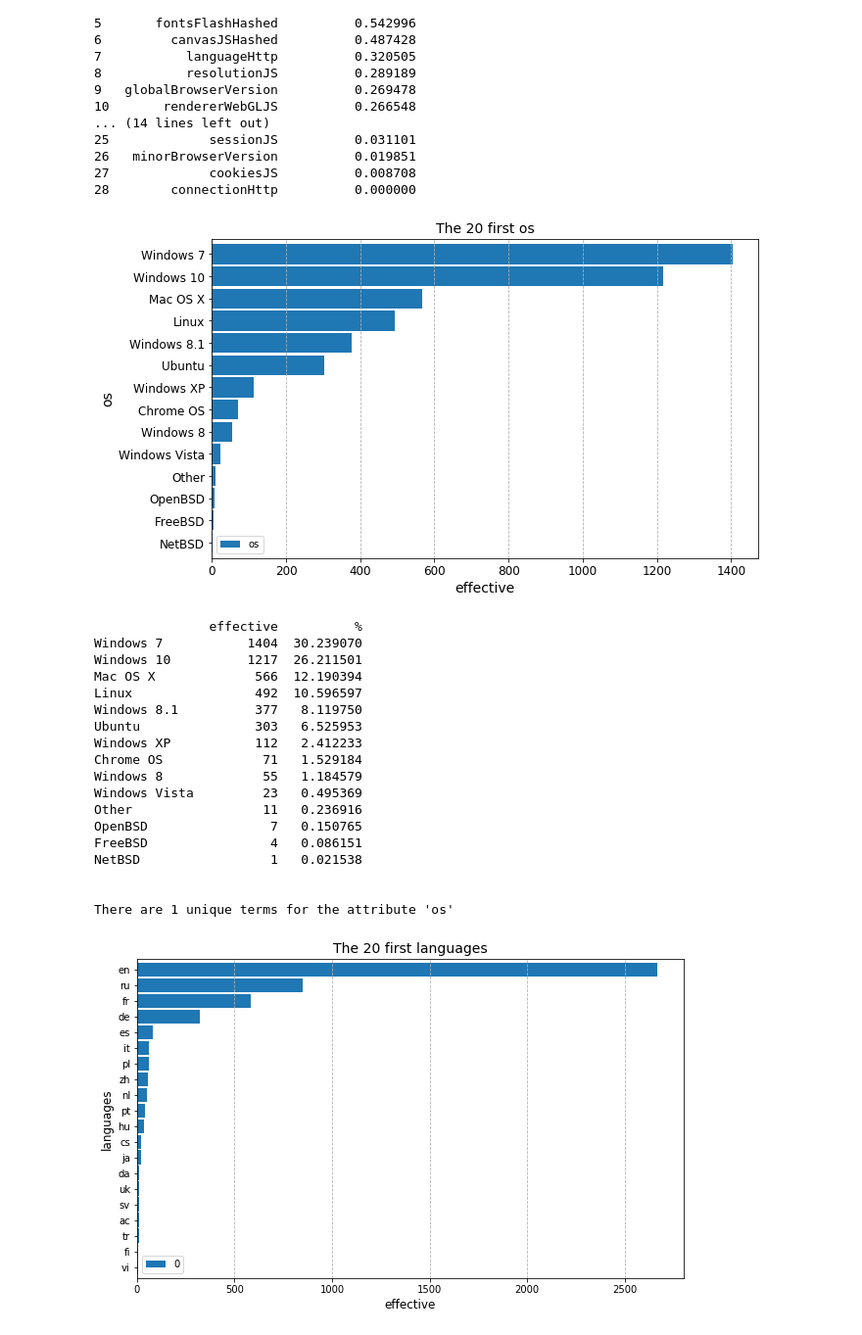
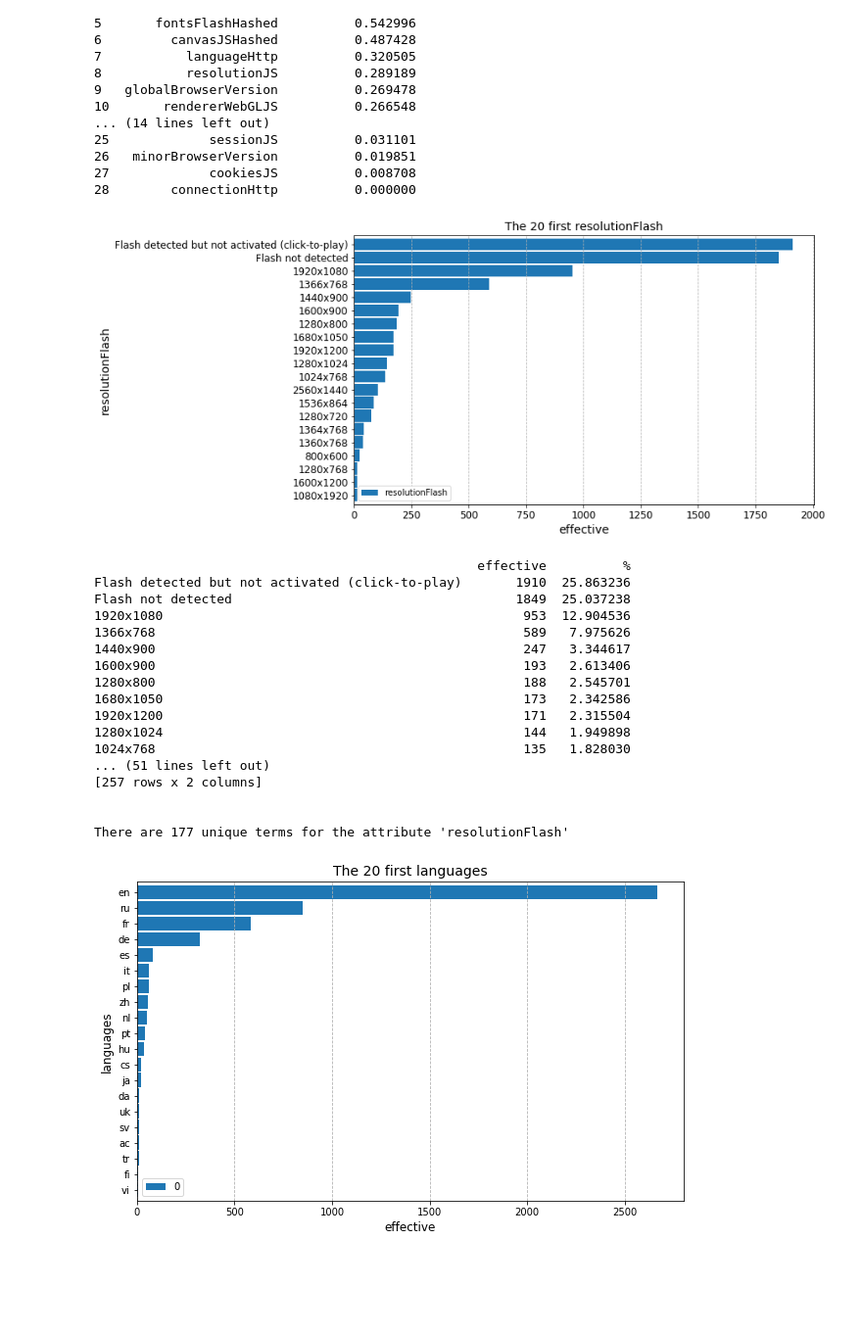
Before and after one commit to mGosset/BrowserFingerprint, a Jupyter notebook: notebooks/exploratory/analyse_empreintes.ipynb, the cells around one changed output. Shown at 98% size. Drawn from its saved outputs; the diff is of its cells as text; code cells hidden in the pictures; blank space fills up the shorter version.

```diff
--- a/notebooks/exploratory/analyse_empreintes.ipynb
+++ b/notebooks/exploratory/analyse_empreintes.ipynb
@@ -185,27 +185,26 @@ def terms_analysis(df, attribute):
 #     print()
     print("There are {:d} unique terms for the attribute '{}'".format(len(nb[nb.values == 1]), attribute))
 # %%
-terms_analysis(df_consistent, 'os')
+terms_analysis(df_consistent, 'resolutionFlash')
 # %% [output]
-[figure, old version]
+[figure, new version]
-               effective          %
-Windows 7           1404  30.239070
-Windows 10          1217  26.211501
-Mac OS X             566  12.190394
-Linux                492  10.596597
-Windows 8.1          377   8.119750
-Ubuntu               303   6.525953
-Windows XP           112   2.412233
-Chrome OS             71   1.529184
-Windows 8             55   1.184579
-Windows Vista         23   0.495369
-Other                 11   0.236916
-OpenBSD                7   0.150765
-FreeBSD                4   0.086151
-NetBSD                 1   0.021538
+                                                  effective          %
+Flash detected but not activated (click-to-play)       1910  25.863236
+Flash not detected                                     1849  25.037238
+1920x1080                                               953  12.904536
+1366x768                                                589   7.975626
+1440x900                                                247   3.344617
+1600x900                                                193   2.613406
+1280x800                                                188   2.545701
+1680x1050                                               173   2.342586
+1920x1200                                               171   2.315504
+1280x1024                                               144   1.949898
+1024x768                                                135   1.828030
+... (51 lines left out)
+[257 rows x 2 columns]
 
 
-There are 1 unique terms for the attribute 'os'
+There are 177 unique terms for the attribute 'resolutionFlash'
 # %%
 # terms analysis for the attribute 'languageHttp'
 tmp_stats = []
```
Also changed, not shown: parts of 2 cells of this notebook.
